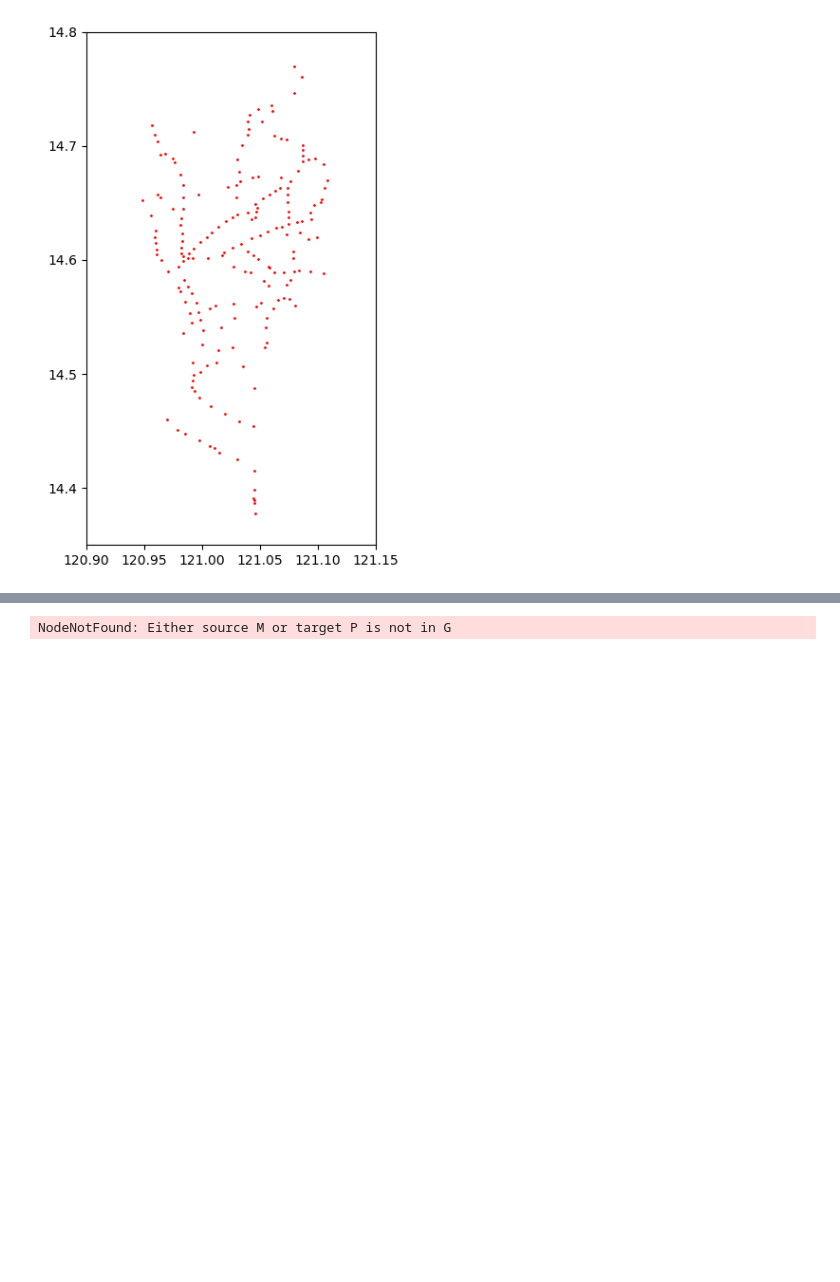
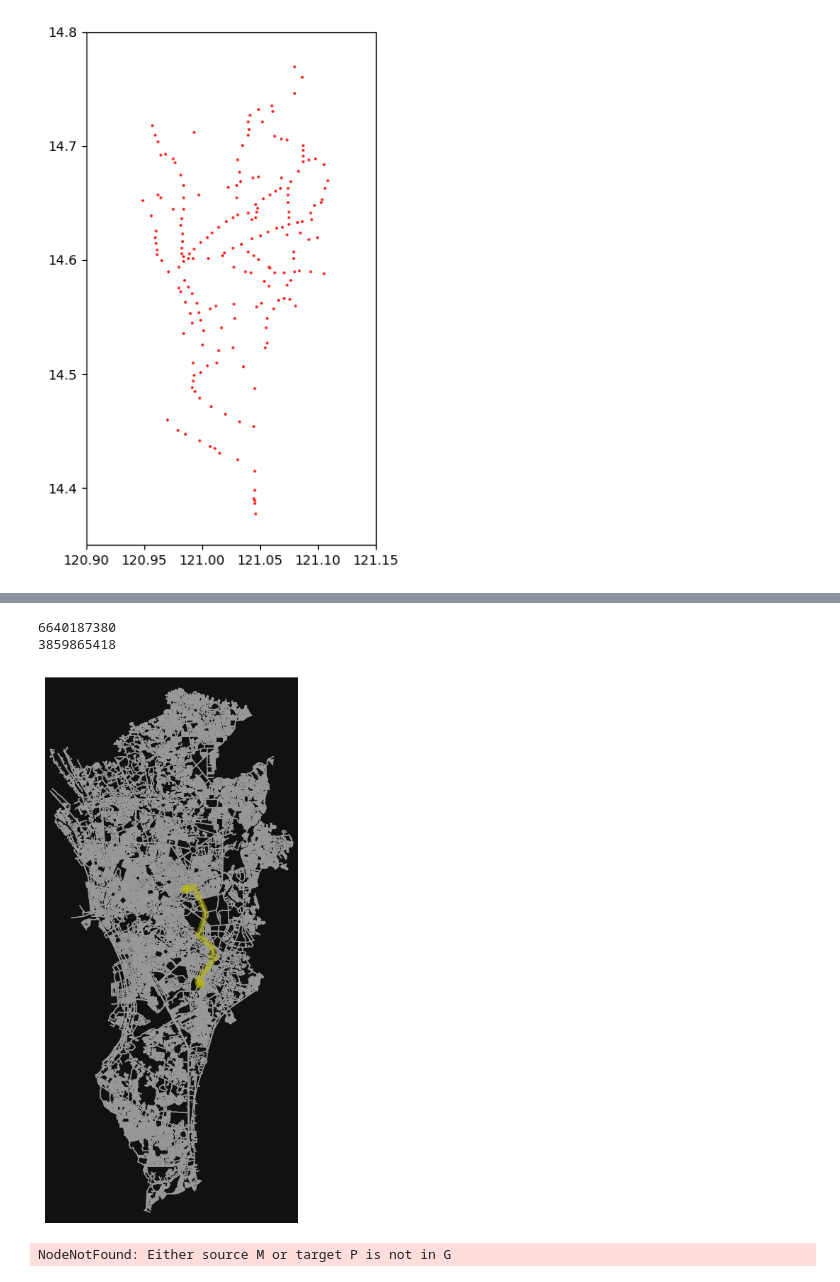
Before and after one commit to msescordial/rnga, a Jupyter notebook: Testing2.ipynb, the cells around one changed output, grey strips where cells are left out. Drawn from its saved outputs; the diff is of its cells as text; code cells hidden in the pictures; blank space fills up the shorter version.

```diff
--- a/Testing2.ipynb
+++ b/Testing2.ipynb
@@ -104,3 +138,23 @@ plt.show()
+# %%
+# impute missing edge speeds and calculate edge travel times with the speed module
+G = ox.speed.add_edge_speeds(graph)
+G = ox.speed.add_edge_travel_times(graph)
+
+# get the nearest network nodes to two lat/lng points with the distance module
+orig = ox.distance.nearest_nodes(G, 121.042794, 14.618694)
+dest = ox.distance.nearest_nodes(G, 121.055581, 14.540533)
+
+print(orig)
+print(dest)
+# %% [output]
+6640187380
+3859865418
+# %%
+# find the shortest path between nodes, minimizing travel time, then plot it
+route = ox.shortest_path(G, orig, dest, weight="travel_time")
+fig, ax = ox.plot_graph_route(G, route, route_color="y", route_linewidth=6, node_size=0)
+# %% [output]
+[figure, added]
 # %%
 # calculate time and distance of edges
 
```
Also changed, not shown: parts of 8 cells of this notebook.
